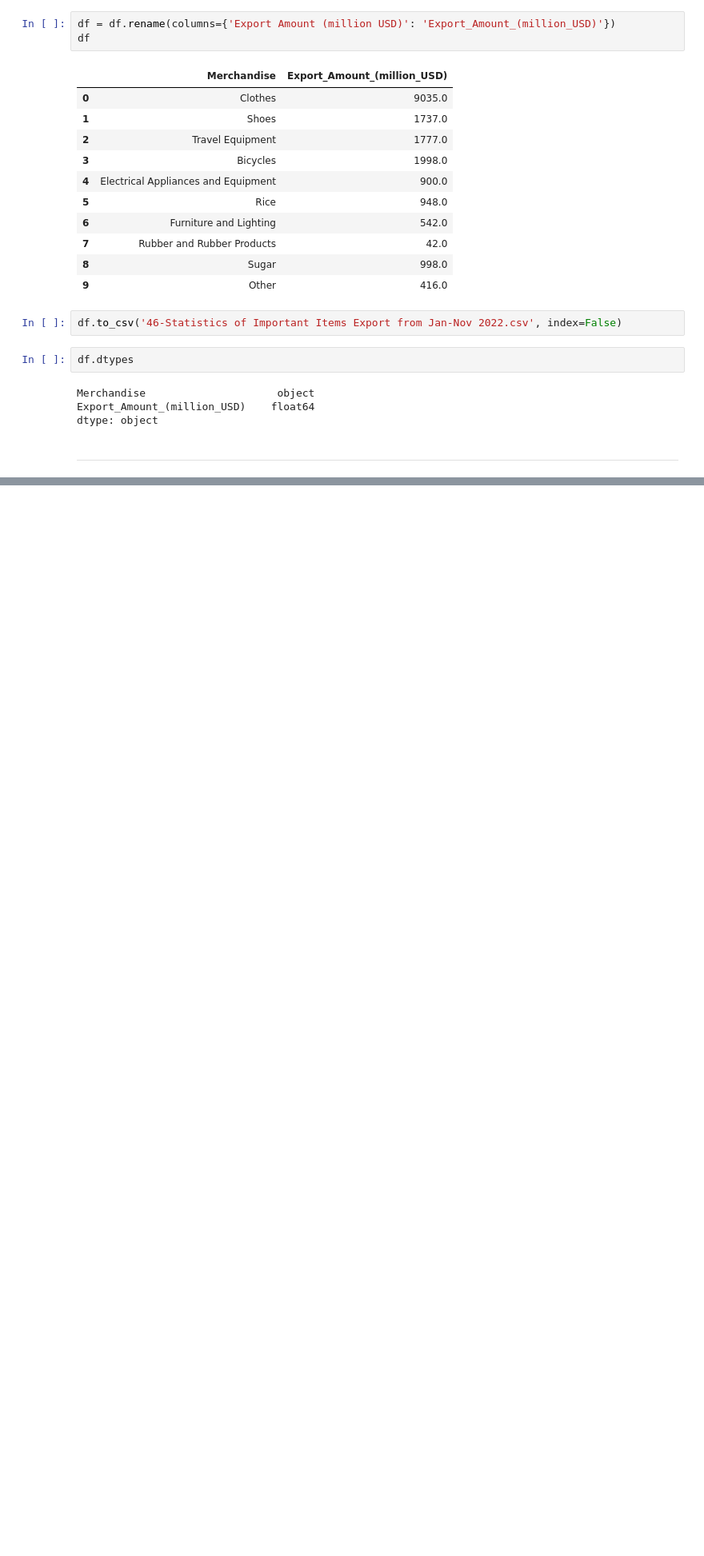
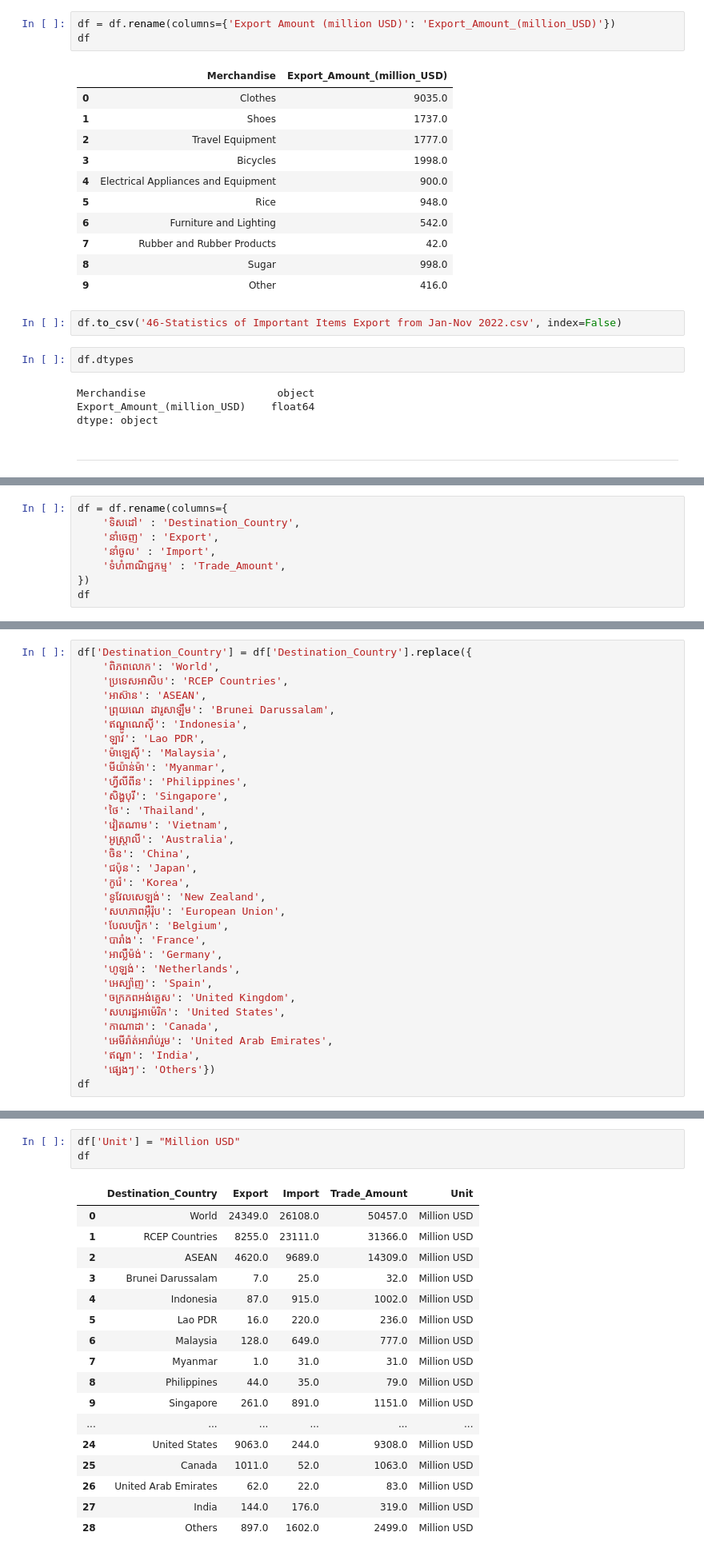
Before and after one commit to KrySenghort/Data-Cleaning-Data-EF, a Jupyter notebook: Code3.ipynb, the cells around one changed output, grey strips where cells are left out. Shown: that part at 80% size. Drawn from its saved outputs; the diff is of its cells as text; blank space fills up the shorter version.

```diff
--- a/Code3.ipynb
+++ b/Code3.ipynb
@@ -463,0 +1122,8 @@ df.to_csv('49-Statistics of Important Items Import from Jan-Nov 2022.csv', index
+# %%
+df = df.rename(columns={
+    'ទិសដៅ' : 'Destination_Country',
+    'នាំចេញ' : 'Export',
+    'នាំចូល' : 'Import',
+    'ទំហំពាណិជ្ជកម្ម' : 'Trade_Amount',
+})
+df
@@ -463,0 +1148,32 @@ df.to_csv('49-Statistics of Important Items Import from Jan-Nov 2022.csv', index
+# %%
+df['Destination_Country'] = df['Destination_Country'].replace({
+    'ពិភពលោក': 'World',
+    'ប្រទេសអាសិប': 'RCEP Countries',
+    'អាស៊ាន': 'ASEAN',
+    'ព្រុយណេ ដារូសាឡឹម': 'Brunei Darussalam',
+    'ឥណ្ឌូណេស៊ី': 'Indonesia',
+    'ឡាវ': 'Lao PDR',
+    'ម៉ាឡេស៊ី': 'Malaysia',
+    'មីយ៉ាន់ម៉ា': 'Myanmar',
+    'ហ្វីលីពីន': 'Philippines',
+    'សិង្ហបុរី': 'Singapore',
+    'ថៃ': 'Thailand',
+    'វៀតណាម': 'Vietnam',
+    'អូស្ត្រាលី': 'Australia',
+    'ចិន': 'China',
+    'ជប៉ុន': 'Japan',
+    'កូរ៉េ': 'Korea',
+    'នូវែលសេឡង់': 'New Zealand',
+    'សហភាពអ៊ឺរ៉ុប': 'European Union',
+    'បែលហ្ស៊ិក': 'Belgium',
+    'បារាំង': 'France',
+    'អាល្លឺម៉ង់': 'Germany',
+    'ហូឡង់': 'Netherlands',
+    'អេស្ប៉ាញ': 'Spain',
+    'ចក្រភពអង់គ្លេស': 'United Kingdom',
+    'សហរដ្ឋអាម៉េរិក': 'United States',
+    'កាណាដា': 'Canada',
+    'អេមីរ៉ាត់អារ៉ាប់រួម': 'United Arab Emirates',
+    'ឥណ្ឌា': 'India',
+    'ផ្សេងៗ': 'Others'})
+df
@@ -463,0 +1198,21 @@ df.to_csv('49-Statistics of Important Items Import from Jan-Nov 2022.csv', index
+# %%
+df['Unit'] = "Million USD"
+df
+# %% [output]
+|  | Destination_Country | Export | Import | Trade_Amount | Unit |
+| 0 | World | 24349.0 | 26108.0 | 50457.0 | Million USD |
+| 1 | RCEP Countries | 8255.0 | 23111.0 | 31366.0 | Million USD |
+| 2 | ASEAN | 4620.0 | 9689.0 | 14309.0 | Million USD |
+| 3 | Brunei Darussalam | 7.0 | 25.0 | 32.0 | Million USD |
+| 4 | Indonesia | 87.0 | 915.0 | 1002.0 | Million USD |
+| 5 | Lao PDR | 16.0 | 220.0 | 236.0 | Million USD |
+| 6 | Malaysia | 128.0 | 649.0 | 777.0 | Million USD |
+| 7 | Myanmar | 1.0 | 31.0 | 31.0 | Million USD |
+| 8 | Philippines | 44.0 | 35.0 | 79.0 | Million USD |
+| 9 | Singapore | 261.0 | 891.0 | 1151.0 | Million USD |
+| ... | ... | ... | ... | ... | ... |
+| 24 | United States | 9063.0 | 244.0 | 9308.0 | Million USD |
+| 25 | Canada | 1011.0 | 52.0 | 1063.0 | Million USD |
+| 26 | United Arab Emirates | 62.0 | 22.0 | 83.0 | Million USD |
+| 27 | India | 144.0 | 176.0 | 319.0 | Million USD |
+| 28 | Others | 897.0 | 1602.0 | 2499.0 | Million USD |
```
Also changed, not shown: parts of 57 cells of this notebook, 31 other files.
